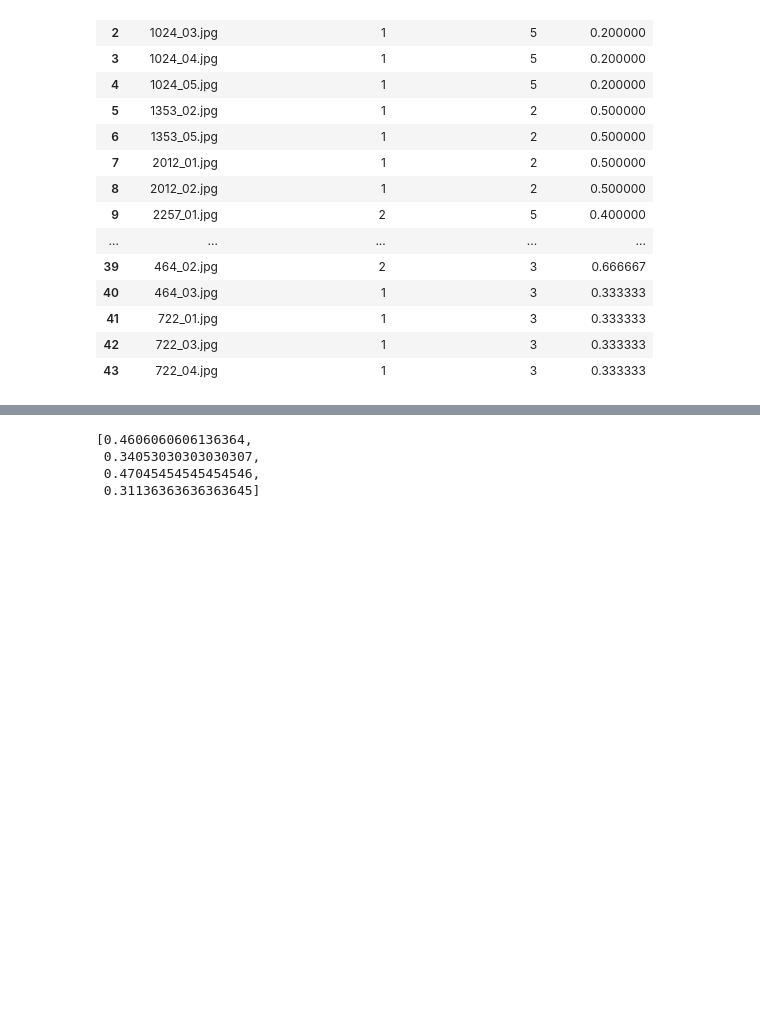
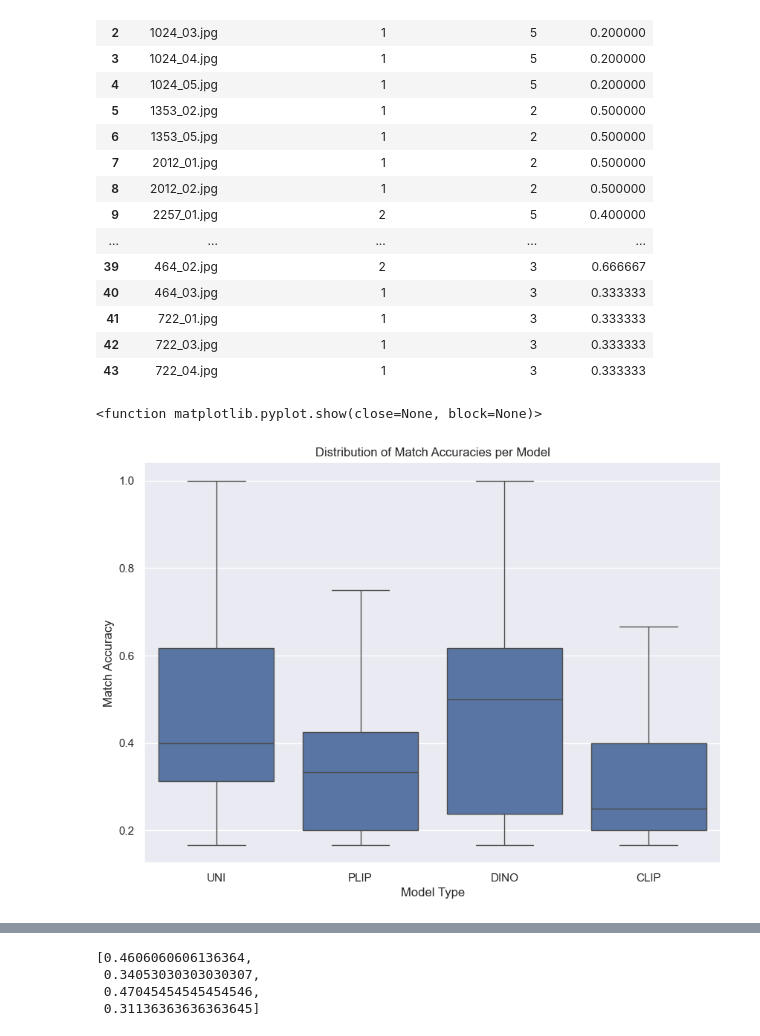
Before and after one commit to p1nkuu/CBIR-Image, a Jupyter notebook: CBIR IMAGE EVAL GRAPHS.ipynb, the cells around one changed output, grey strips where cells are left out. Saved outputs shown, nothing was run; the diff lists cells and outputs as text; code cells hidden in the pictures; blank space fills up the shorter version.

```diff
--- a/CBIR IMAGE EVAL GRAPHS.ipynb
+++ b/CBIR IMAGE EVAL GRAPHS.ipynb
@@ -117,4 +117,12 @@ dfd['Model Type'] = 'DINO'
 dfc['Model Type'] = 'CLIP'
 # %%
 combined = pd.concat([dfu, dfp, dfd, dfc], ignore_index=True)
+# %%
+plt.figure(figsize=(10,7))
+sns.boxplot(x='Model Type', y='Match Accuracy', data=combined)
+plt.title('Distribution of Match Accuracies per Model')
+plt.show
+# %% [output]
+<function matplotlib.pyplot.show(close=None, block=None)>
+[figure, added]
 # %%
```
Also changed, not shown: parts of 1 cell of this notebook.
